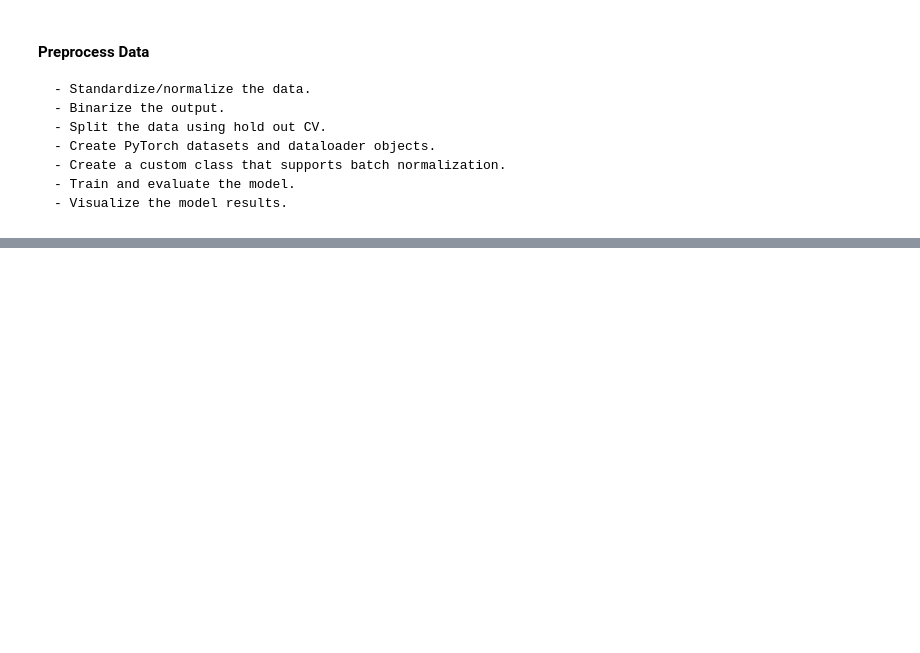
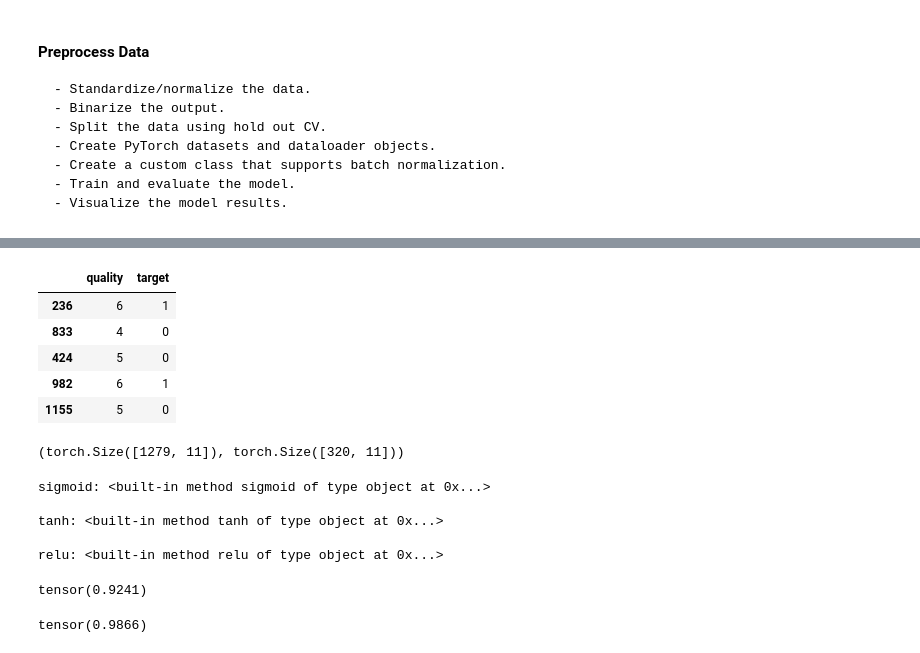
Before and after one commit to chineidu/Deep-Learning-With-Pytorch, a Jupyter notebook: notebook/05_hyperparams/03_activation_functions.ipynb, the cells around one changed output, grey strips where cells are left out. Cells and saved outputs as stored; diff of their text form; code cells hidden in the pictures; blank space fills up the shorter version.

Commit message:
chore: Update on  activation func

```diff
--- a/notebook/05_hyperparams/03_activation_functions.ipynb
+++ b/notebook/05_hyperparams/03_activation_functions.ipynb
@@ -64,11 +79,20 @@ X_norm.head()
 # %%
 # Binarize output
 choice_list = [0, 1]
 
 # 3, 4, and 5 : 0, else 1
-data["target"] = np.where(data["quality"].isin(np.arange(3, 6)), choice_list[0], choice_list[1])
+data["target"] = np.where(
+    data["quality"].isin(np.arange(3, 6)), choice_list[0], choice_list[1]
+)
 
 data[["quality", "target"]].sample(5, random_state=5)
+# %% [output]
+|  | quality | target |
+| 236 | 6 | 1 |
+| 833 | 4 | 0 |
+| 424 | 5 | 0 |
+| 982 | 6 | 1 |
+| 1155 | 5 | 0 |
 # %%
 # Convert to Tensors
 X = torch.Tensor(X_norm.to_numpy())
@@ -84,6 +108,8 @@ X_train, X_validation, y_train, y_validation = train_test_split(
 )
 
 X_train.shape, X_validation.shape
+# %% [output]
+(torch.Size([1279, 11]), torch.Size([320, 11]))
 # %%
 BATCH_SIZE, SHUFFLE = 16, True
 DROP_LAST = True
@@ -100,3 +126,26 @@ validation_DL = DataLoader(
     dataset=validation_data,
     batch_size=validation_data.tensors[0].shape[0],
 )
+# %%
+activation_functions = ["sigmoid", "tanh", "relu"]
+
+for func in activation_functions:
+    print(f"{func}: {getattr(torch, func)}\n")
+# %% [output]
+sigmoid: <built-in method sigmoid of type object at 0x...>
+
+tanh: <built-in method tanh of type object at 0x...>
+
+relu: <built-in method relu of type object at 0x...>
+# %%
+input_value = torch.tensor(2.5)
+sigmoid_func = getattr(torch, "sigmoid")
+
+sigmoid_func(input_value)
+# %% [output]
+tensor(0.9241)
+# %%
+tanh_func = getattr(torch, "tanh")
+tanh_func(input_value)
+# %% [output]
+tensor(0.9866)
```
Also changed, not shown: parts of 16 cells of this notebook.
